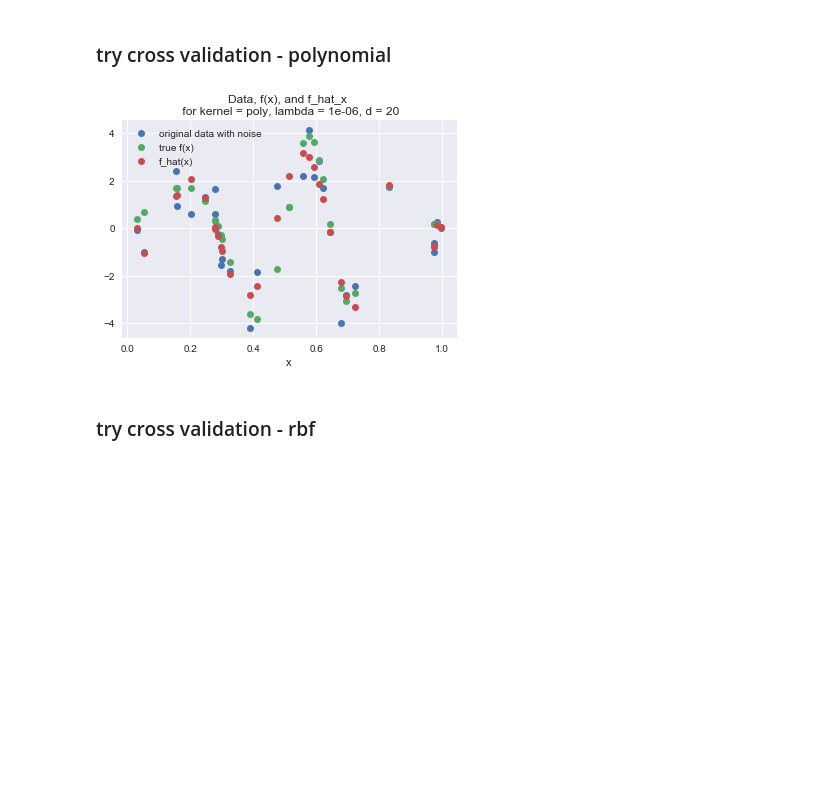
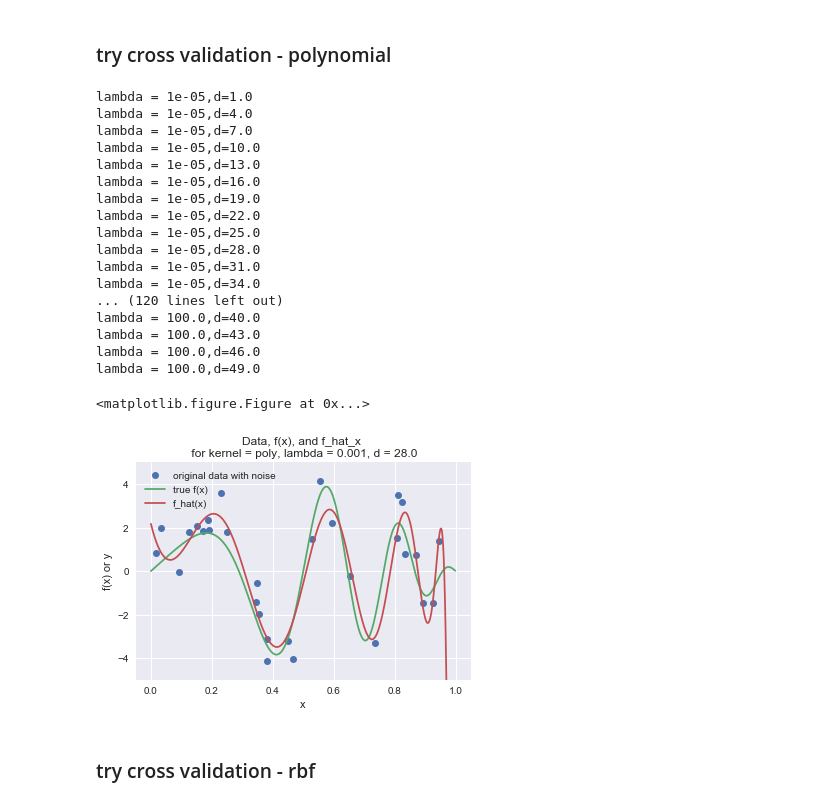
Before and after one commit to davidjuliancaldwell/machine-learning-class, a Jupyter notebook: hw3/prob2_kernelregression_notebook.ipynb, the cells around one changed output. Drawn from its saved outputs; the diff is of its cells as text; code cells hidden in the pictures; blank space fills up the shorter version.

```diff
--- a/hw3/prob2_kernelregression_notebook.ipynb
+++ b/hw3/prob2_kernelregression_notebook.ipynb
@@ -235,8 +252,9 @@ ValueError: x and y must have same first dimension, but have shapes (1000,) and
 ### rbf kernel
 # %%
 # choose gamma
-gamma,dist_vals = choose_gamma(x)
+gamma = choose_gamma(x)
 
+gamma = 10
 
 K = make_K_mat_rbf(x,gamma)
 
@@ -244,6 +262,13 @@ lambda_vec = [1e-6,1e-5,1e-4,1e-3,1e-2,1e-1,1,10,100]
 
 for lambda_val in lambda_vec:
     alpha_hat = alpha_hat_compute(K,lambda_val,y)
-    f_hat = f_hat_compute(alpha_hat,K)
-    plot_function_rbf(x,y,f_x,f_hat,'rbf',lambda_val,gamma)
+
+    f_hat = np.zeros((x_cont.shape))
+
+    for i in np.arange(x_cont.shape[0]):
+        eval_kernel = kernel_eval_rbf(gamma,float(x_cont[i]),x)
+        predict_y = np.sum(alpha_hat.flatten()*np.array(eval_kernel))
+        f_hat[i] = predict_y
+
+    plot_function_rbf(x,y,x_cont,f_x,f_hat,'rbf',lambda_val,gamma)
 # %% [output]
@@ -259,23 +284,50 @@ for lambda_val in lambda_vec:
 # %% [markdown]
 ### try cross validation - polynomial
 # %%
-lambda_vec = np.array([1e-6,1e-5,1e-4,1e-3,1e-2,1e-1,1,10,100])
-d_vec = np.arange(1,50,1)
+lambda_vec = np.array([1e-5,1e-4,1e-3,1e-2,1e-1,1,10,100])
+d_vec = np.arange(1.0,50.0,3)
 
-d_vec = np.array([1,20])
+#d_vec = np.array([1,20])
 score_vec = LOOCV_poly(x,y,lambda_vec,d_vec)
 best_ind = np.unravel_index(score_vec.argmin(), score_vec.shape)
 
 best_d = d_vec[best_ind[1]]
 best_lambda = lambda_vec[best_ind[0]]
 
+#best_lambda = 1e-6
+
+f_hat = np.zeros((x_cont.shape))
 
 K = make_K_mat_poly(x,best_d)
 alpha_hat = alpha_hat_compute(K,best_lambda,y)
-f_hat = f_hat_compute(alpha_hat,K)
-plot_function_poly(x,y,f_x,f_hat,'poly',best_lambda,best_d)
+
+for i in np.arange(x_cont.shape[0]):
+    eval_kernel = kernel_eval_poly(d,float(x_cont[i]),x)
+    predict_y = np.sum(alpha_hat.flatten()*np.array(eval_kernel))
+
+    f_hat[i] = predict_y
+
+plot_function_poly(x,y,x_cont,f_x,f_hat,'poly',best_lambda,best_d)
 # %% [output]
+lambda = 1e-05,d=1.0
+lambda = 1e-05,d=4.0
+lambda = 1e-05,d=7.0
+lambda = 1e-05,d=10.0
+lambda = 1e-05,d=13.0
+lambda = 1e-05,d=16.0
+lambda = 1e-05,d=19.0
+lambda = 1e-05,d=22.0
+lambda = 1e-05,d=25.0
+lambda = 1e-05,d=28.0
+lambda = 1e-05,d=31.0
+lambda = 1e-05,d=34.0
+... (120 lines left out)
+lambda = 100.0,d=40.0
+lambda = 100.0,d=43.0
+lambda = 100.0,d=46.0
+lambda = 100.0,d=49.0
+<matplotlib.figure.Figure at 0x...>
-[figure, old version]
+[figure, new version]
 # %% [markdown]
 ### try cross validation - rbf
 # %%
```
Also changed, not shown: parts of 5 cells of this notebook, 7 other files.
